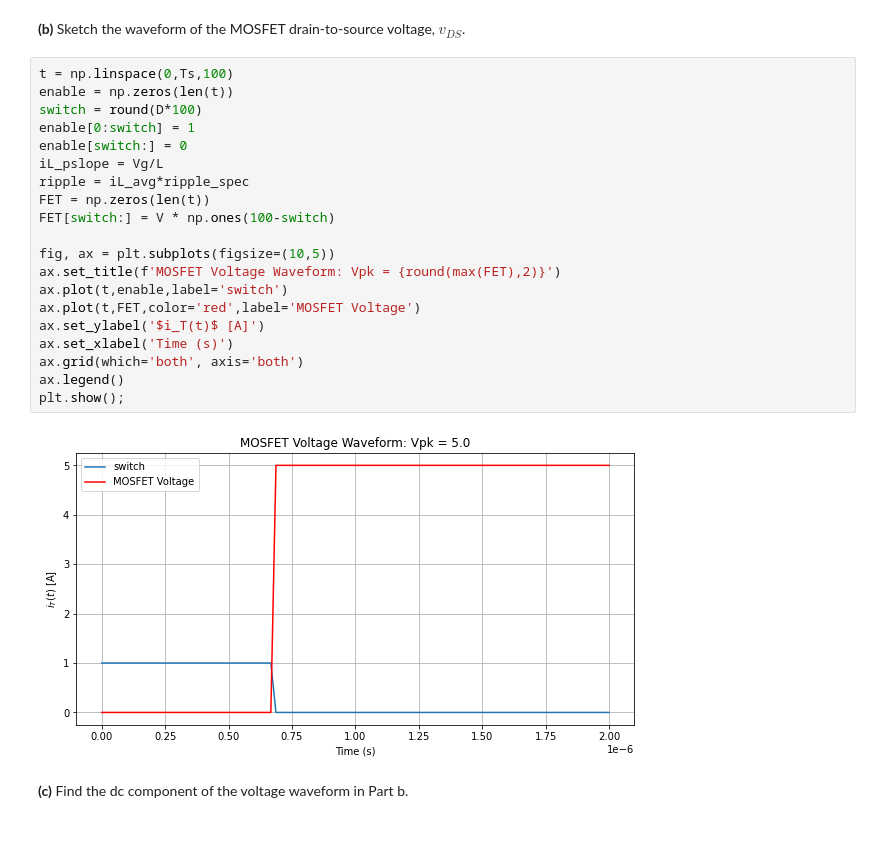
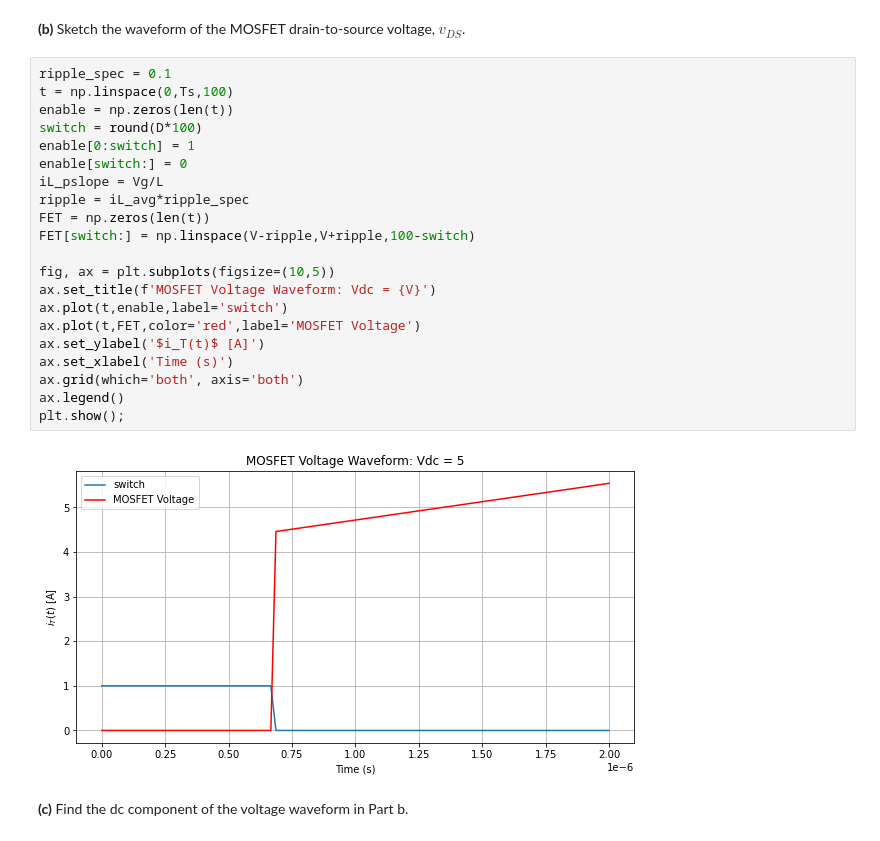
Before and after one commit to kegedy/UWEE452, a Jupyter notebook: kevin/HW01/HW01.ipynb, the cells around one changed output. Cells and saved outputs as stored; diff of their text form.

```diff
--- a/Homework/kevin/HW01/HW01.ipynb
+++ b/kevin/HW01/HW01.ipynb
@@ -391,27 +391,28 @@ Duty Cycle = 0.34
 # %% [markdown]
 **(b)** Sketch the waveform of the MOSFET drain-to-source voltage, $v_{DS}$.
 # %%
+ripple_spec = 0.1
 t = np.linspace(0,Ts,100)
 enable = np.zeros(len(t))
 switch = round(D*100)
 enable[0:switch] = 1
 enable[switch:] = 0
 iL_pslope = Vg/L
 ripple = iL_avg*ripple_spec
 FET = np.zeros(len(t))
-FET[switch:] = V * np.ones(100-switch)
+FET[switch:] = np.linspace(V-ripple,V+ripple,100-switch)
 
 fig, ax = plt.subplots(figsize=(10,5))
-ax.set_title(f'MOSFET Voltage Waveform: Vpk = {round(max(FET),2)}')
+ax.set_title(f'MOSFET Voltage Waveform: Vdc = {V}')
 ax.plot(t,enable,label='switch')
 ax.plot(t,FET,color='red',label='MOSFET Voltage')
 ax.set_ylabel('$i_T(t)$ [A]')
 ax.set_xlabel('Time (s)')
 ax.grid(which='both', axis='both')
 ax.legend()
 plt.show();
 # %% [output]
-[figure, old version]
+[figure, new version]
 # %% [markdown]
 **(c)** Find the dc component of the voltage waveform in Part b.
 # %% [markdown]
```
Also changed, not shown: 4 other files.
